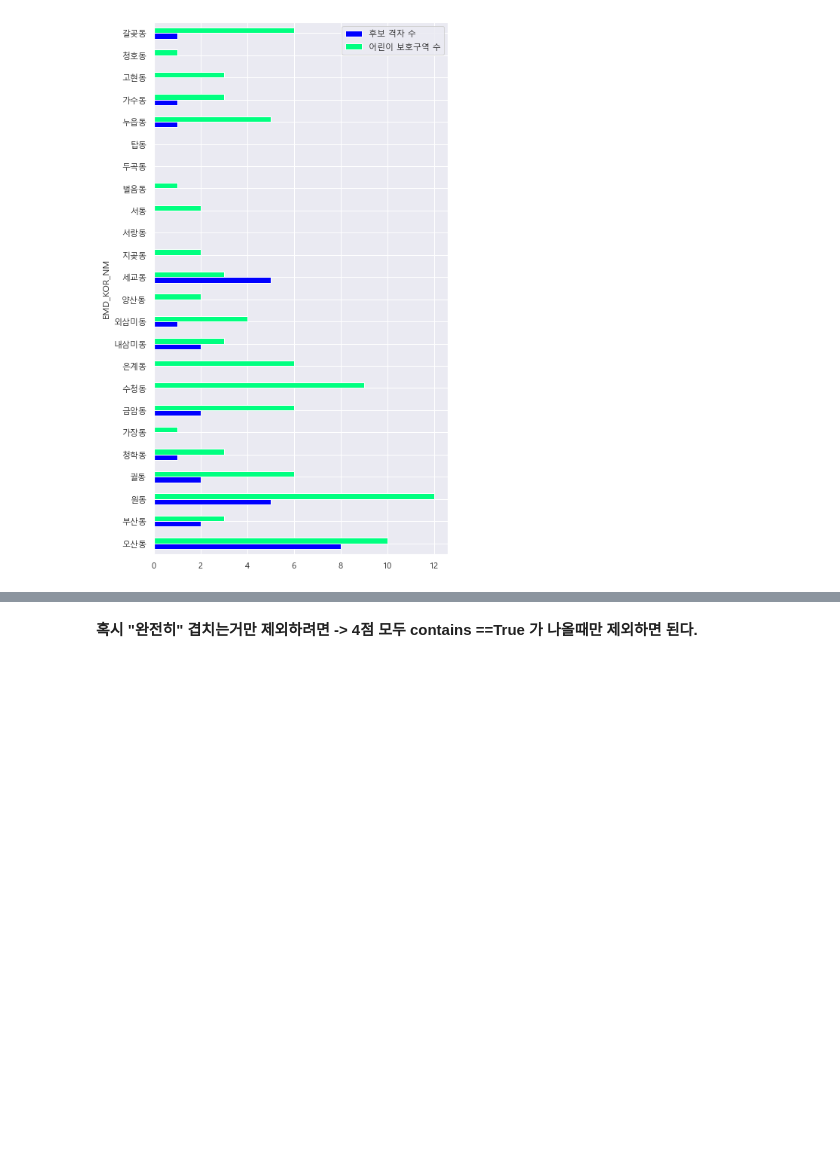
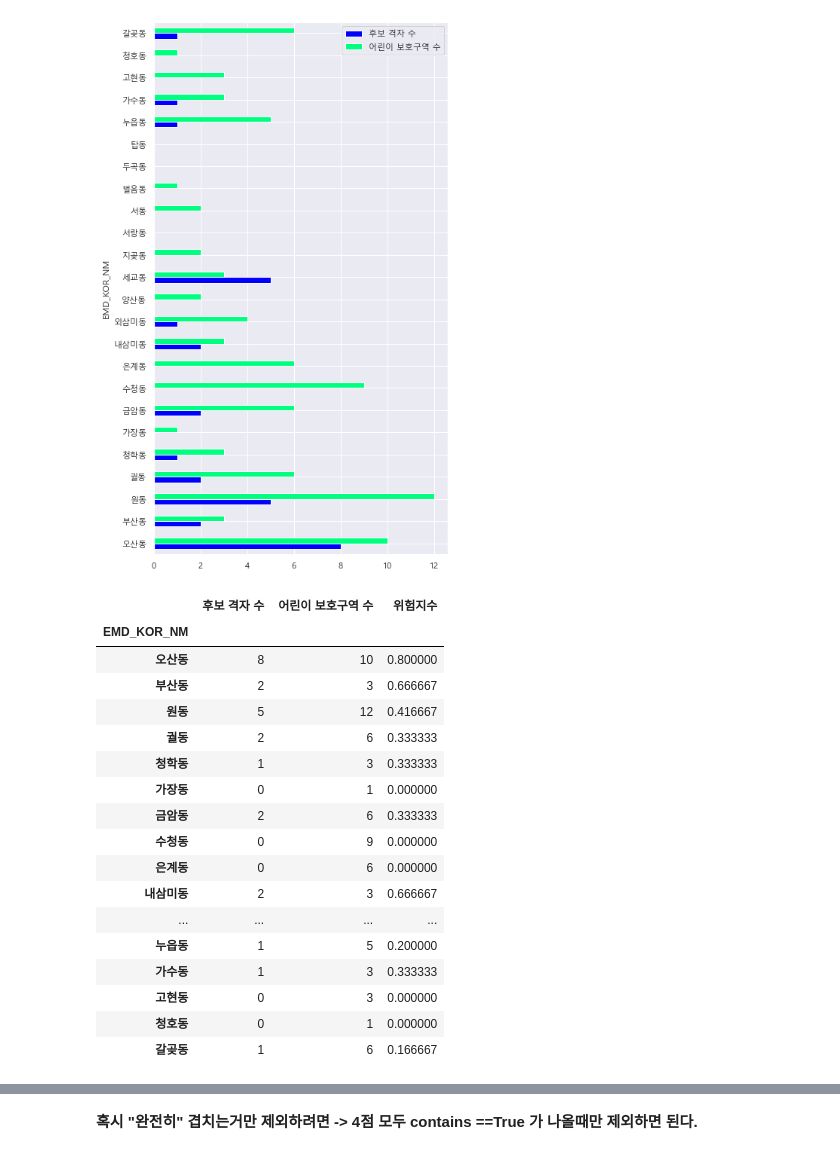
Before and after one commit to ikeven94/Osan-Si_-Identify-_TA_DangerZones, a Jupyter notebook: EDA/후보 사고 격자 뽑기.ipynb, the cells around one changed output, grey strips where cells are left out. Saved outputs shown, nothing was run; the diff lists cells and outputs as text; code cells hidden in the pictures; blank space fills up the shorter version.

```diff
--- a/EDA/후보 사고 격자 뽑기.ipynb
+++ b/EDA/후보 사고 격자 뽑기.ipynb
@@ -218,5 +222,27 @@ __동별로 포함된 "기존 어린이보호구역 수" 대비 얼마나 후보
 # %% [output]
 <AxesSubplot:ylabel='EMD_KOR_NM'>
 [figure]
+# %%
+법정경계_동별_기존대비_후보격자_분포["위험지수"] = 법정경계_동별_기존대비_후보격자_분포["후보 격자 수"]/법정경계_동별_기존대비_후보격자_분포["어린이 보호구역 수"]
+법정경계_동별_기존대비_후보격자_분포
+# %% [output]
+|  | 후보 격자 수 | 어린이 보호구역 수 | 위험지수 |
+| EMD_KOR_NM |  |  |  |
+| 오산동 | 8 | 10 | 0.800000 |
+| 부산동 | 2 | 3 | 0.666667 |
+| 원동 | 5 | 12 | 0.416667 |
+| 궐동 | 2 | 6 | 0.333333 |
+| 청학동 | 1 | 3 | 0.333333 |
+| 가장동 | 0 | 1 | 0.000000 |
+| 금암동 | 2 | 6 | 0.333333 |
+| 수청동 | 0 | 9 | 0.000000 |
+| 은계동 | 0 | 6 | 0.000000 |
+| 내삼미동 | 2 | 3 | 0.666667 |
+| ... | ... | ... | ... |
+| 누읍동 | 1 | 5 | 0.200000 |
+| 가수동 | 1 | 3 | 0.333333 |
+| 고현동 | 0 | 3 | 0.000000 |
+| 청호동 | 0 | 1 | 0.000000 |
+| 갈곶동 | 1 | 6 | 0.166667 |
 # %% [markdown]
 ### ===>
```
Also changed, not shown: parts of 3 cells of this notebook, 1 other file.
